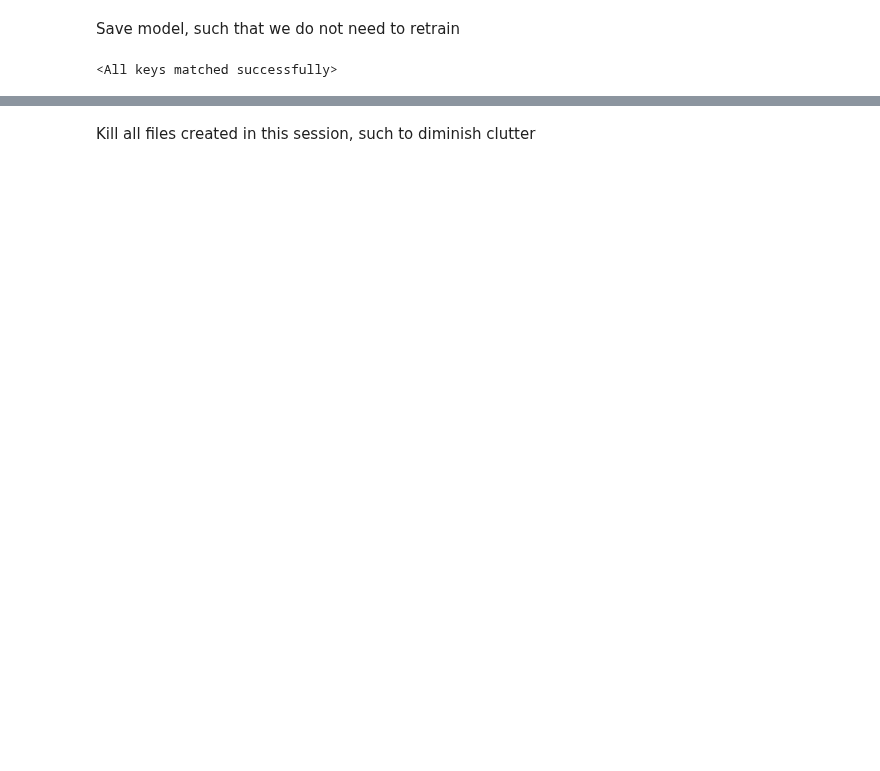
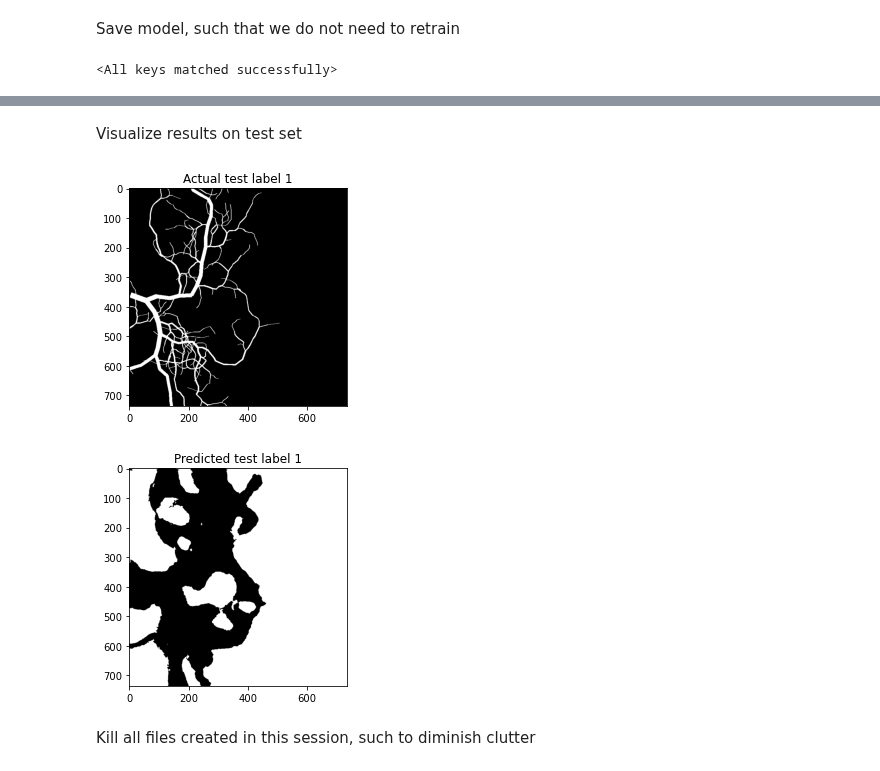
Before and after one commit to Nugni/Bachelor_rep_angiograms, a Jupyter notebook: src/Main.ipynb, the cells around one changed output, grey strips where cells are left out. Cells and saved outputs as stored; diff of their text form; code cells hidden in the pictures; blank space fills up the shorter version.

```diff
--- a/src/Main.ipynb
+++ b/src/Main.ipynb
@@ -306,0 +185,10 @@ Mean f1 score: 0.99934
+# %%
+#https://keras.io/examples/vision/segformer/
+#https://huggingface.co/docs/transformers/v4.26.1/en/main_classes/model#transformers.PreTrainedModel.from_pretrained
+model_name = "nvidia/segformer-b3-finetuned-ade-512-512"
+segModel = SegformerForSemanticSegmentation.from_pretrained(
+    model_name,
+    num_labels=2,       #Binær klassifikation
+    ignore_mismatched_sizes=True, #do not raise an error if some of the weights from the checkpoint do not have the same size as the weights of the model
+    reshape_last_stage=True #https://huggingface.co/transformers/v4.12.5/model_doc/segformer.html
+    )
@@ -306,0 +314,18 @@ Mean f1 score: 0.99934
+# %% [markdown]
+Visualize results on test set
+# %%
+for idx, batch2 in enumerate(testLoaderR):
+    img, lab = batch2
+    outputs = segModel(pixel_values=img.to(device).float())
+    upsampled_logits = nn.functional.interpolate(outputs.logits, size=lab.shape[-2:], mode="bilinear", align_corners=False)
+    predicted = upsampled_logits.argmax(dim=1)
+
+    plt.imshow(lab[0][0].numpy(), cmap="gray")
+    plt.title("Actual test label {0}".format(idx+1))
+    plt.show()
+    plt.imshow(predicted[0].cpu().numpy(), cmap="gray")
+    plt.title("Predicted test label {0}".format(idx+1))
+    plt.show()
+# %% [output]
+[figure, added]
+[figure, added]
```
Also changed, not shown: parts of 44 cells of this notebook.
